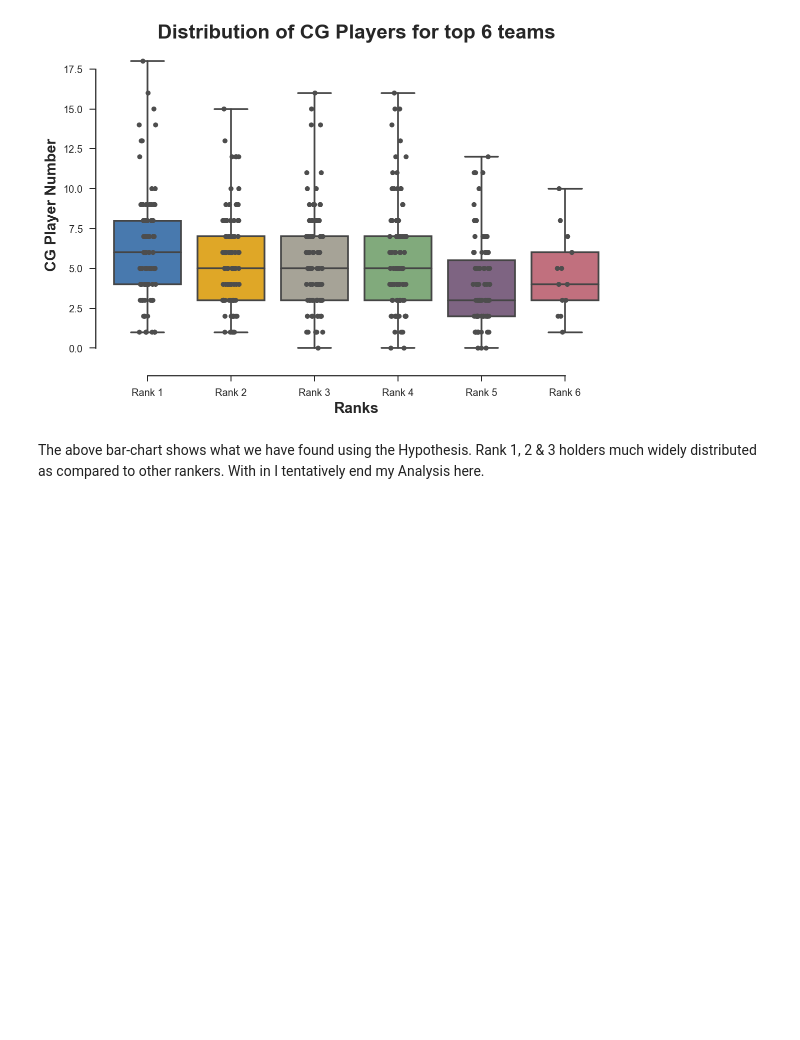
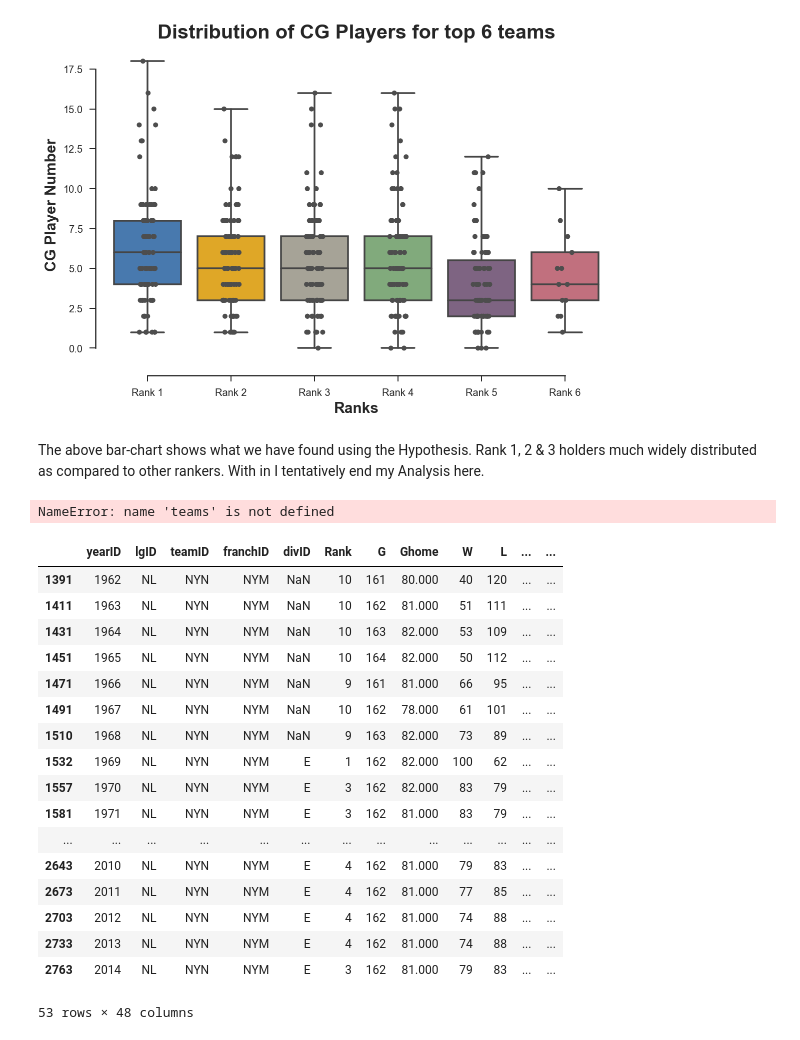
Before and after one commit to MayukhSobo/BaseBall, a Jupyter notebook: src/Baseball.ipynb, the cells around one changed output. Cells and saved outputs as stored; diff of their text form; code cells hidden in the pictures; blank space fills up the shorter version.

```diff
--- a/src/Baseball.ipynb
+++ b/src/Baseball.ipynb
@@ -757,3 +783,31 @@ plt.show()
 [figure]
 # %% [markdown]
 The above bar-chart shows what we have found using the Hypothesis. Rank 1, 2 & 3 holders much widely distributed as compared to other rankers. With in I tentatively end my Analysis here.
+# %%
+teams
+# %% [output]
+NameError: name 'teams' is not defined
+# %%
+import os
+t = pd.read_csv(os.path.join(ROOT, 'Teams.csv'))
+# %%
+t[t.teamID == 'NYN']
+# %% [output]
+|  | yearID | lgID | teamID | franchID | divID | Rank | G | Ghome | W | L | ... | ... |
+| 1391 | 1962 | NL | NYN | NYM | NaN | 10 | 161 | 80.000 | 40 | 120 | ... | ... |
+| 1411 | 1963 | NL | NYN | NYM | NaN | 10 | 162 | 81.000 | 51 | 111 | ... | ... |
+| 1431 | 1964 | NL | NYN | NYM | NaN | 10 | 163 | 82.000 | 53 | 109 | ... | ... |
+| 1451 | 1965 | NL | NYN | NYM | NaN | 10 | 164 | 82.000 | 50 | 112 | ... | ... |
+| 1471 | 1966 | NL | NYN | NYM | NaN | 9 | 161 | 81.000 | 66 | 95 | ... | ... |
+| 1491 | 1967 | NL | NYN | NYM | NaN | 10 | 162 | 78.000 | 61 | 101 | ... | ... |
+| 1510 | 1968 | NL | NYN | NYM | NaN | 9 | 163 | 82.000 | 73 | 89 | ... | ... |
+| 1532 | 1969 | NL | NYN | NYM | E | 1 | 162 | 82.000 | 100 | 62 | ... | ... |
+| 1557 | 1970 | NL | NYN | NYM | E | 3 | 162 | 82.000 | 83 | 79 | ... | ... |
+| 1581 | 1971 | NL | NYN | NYM | E | 3 | 162 | 81.000 | 83 | 79 | ... | ... |
+| ... | ... | ... | ... | ... | ... | ... | ... | ... | ... | ... | ... | ... |
+| 2643 | 2010 | NL | NYN | NYM | E | 4 | 162 | 81.000 | 79 | 83 | ... | ... |
+| 2673 | 2011 | NL | NYN | NYM | E | 4 | 162 | 81.000 | 77 | 85 | ... | ... |
+| 2703 | 2012 | NL | NYN | NYM | E | 4 | 162 | 81.000 | 74 | 88 | ... | ... |
+| 2733 | 2013 | NL | NYN | NYM | E | 4 | 162 | 81.000 | 74 | 88 | ... | ... |
+| 2763 | 2014 | NL | NYN | NYM | E | 3 | 162 | 81.000 | 79 | 83 | ... | ... |
+53 rows × 48 columns
```
Also changed, not shown: parts of 6 cells of this notebook.
